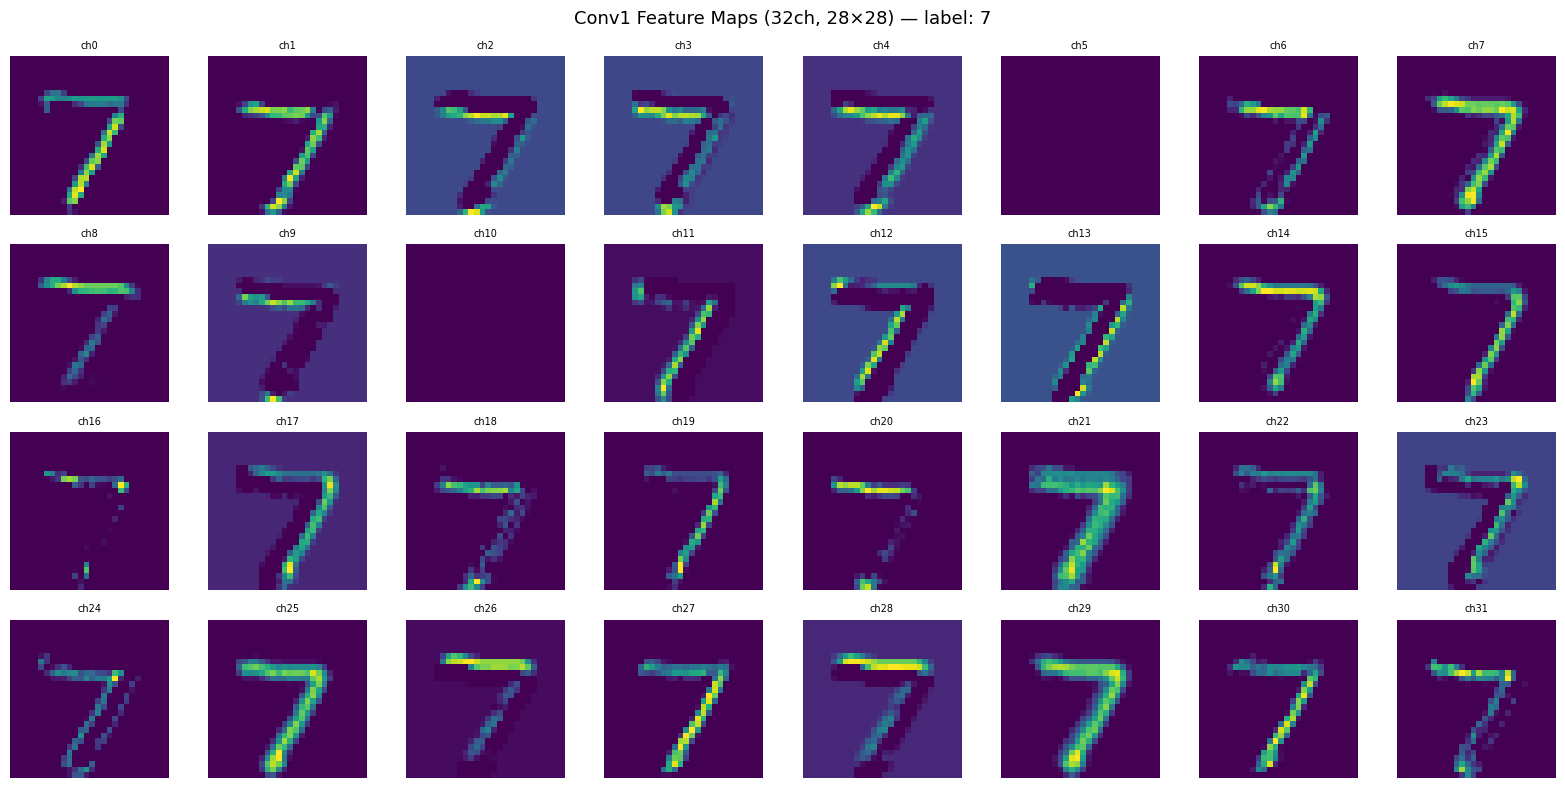
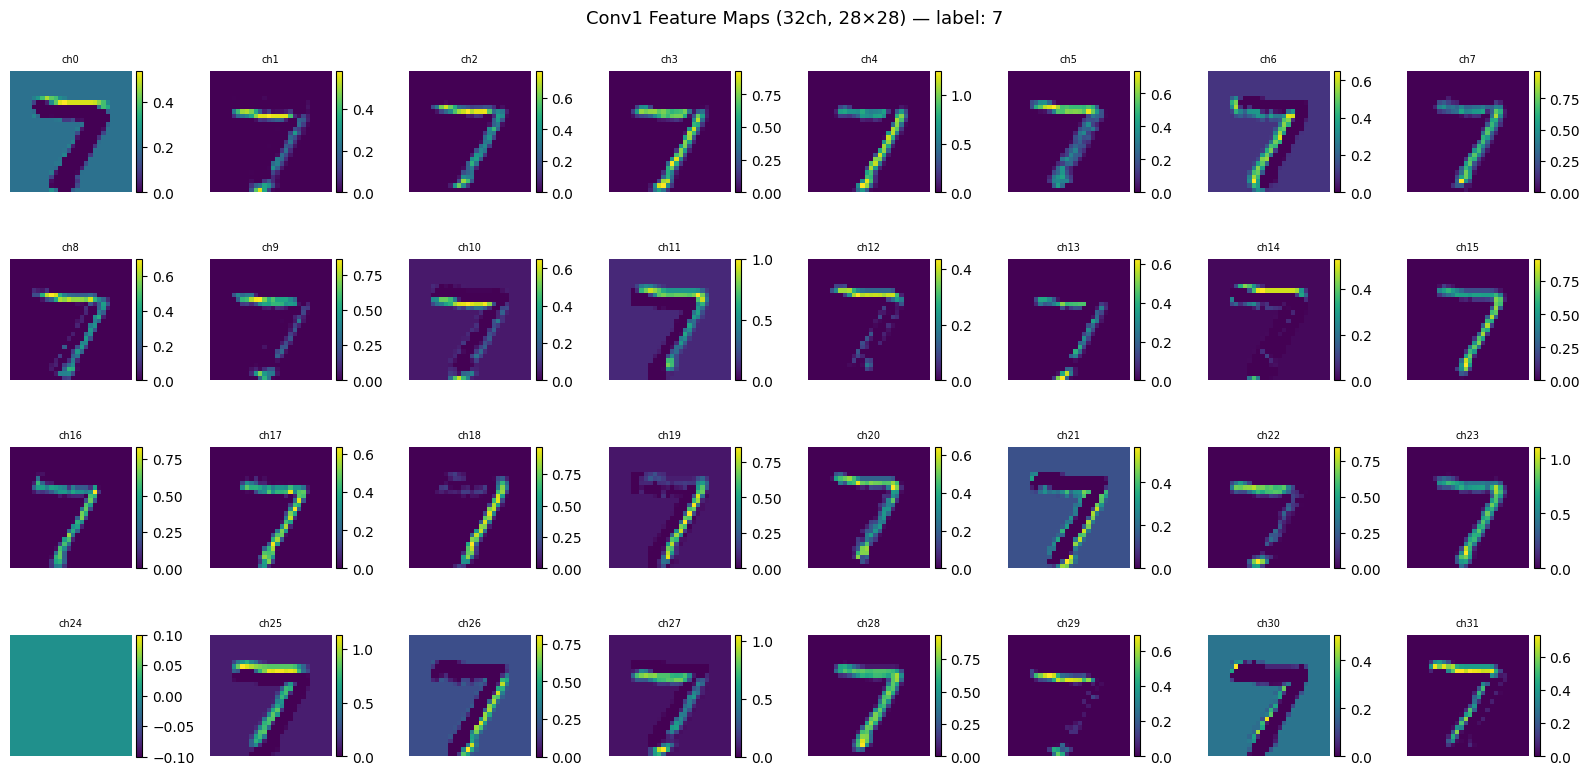
Unified diff of the notebook cell whose output changed from the first chart to the second:
--- before
+++ after
@@ -29,5 +29,6 @@
 fig.suptitle(f'Conv1 Feature Maps (32ch, 28×28) — label: {sample_lbl}', fontsize=13)
 for i, ax in enumerate(axes.flatten()):
-    ax.imshow(fm1[i], cmap='viridis')
+    im = ax.imshow(fm1[i], cmap='viridis')
+    plt.colorbar(im, ax=ax, fraction=0.046, pad=0.04)
     ax.set_title(f'ch{i}', fontsize=7)
     ax.axis('off')

Commit: Add per-channel colorbars to Conv1/Conv2 feature map visualizations